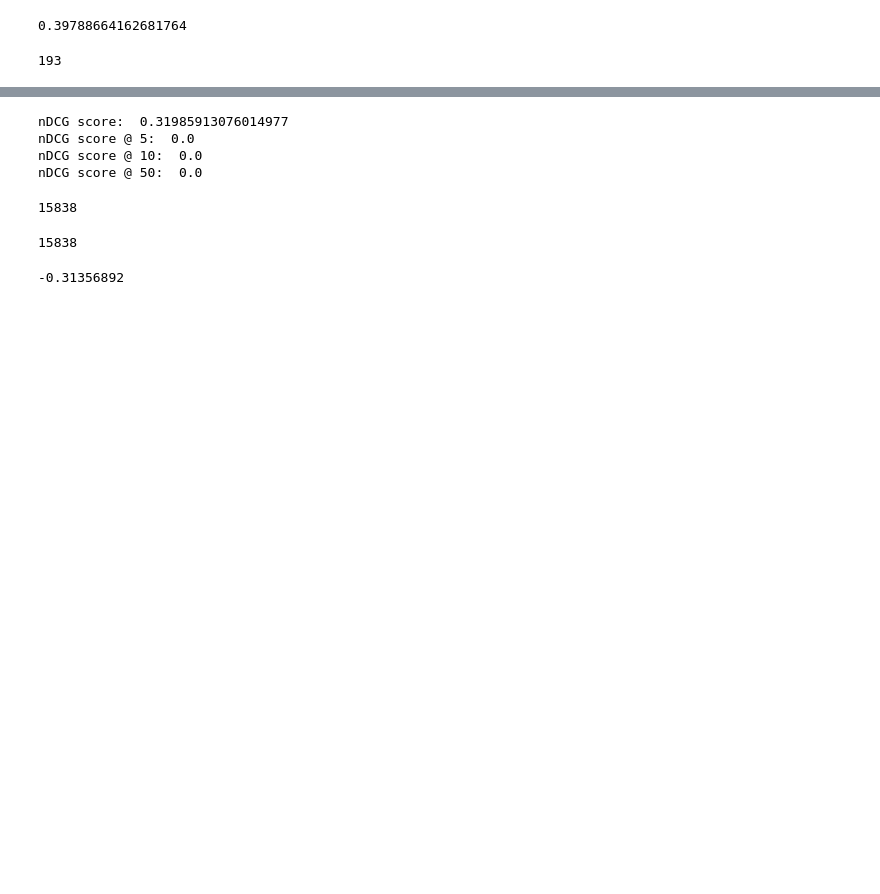
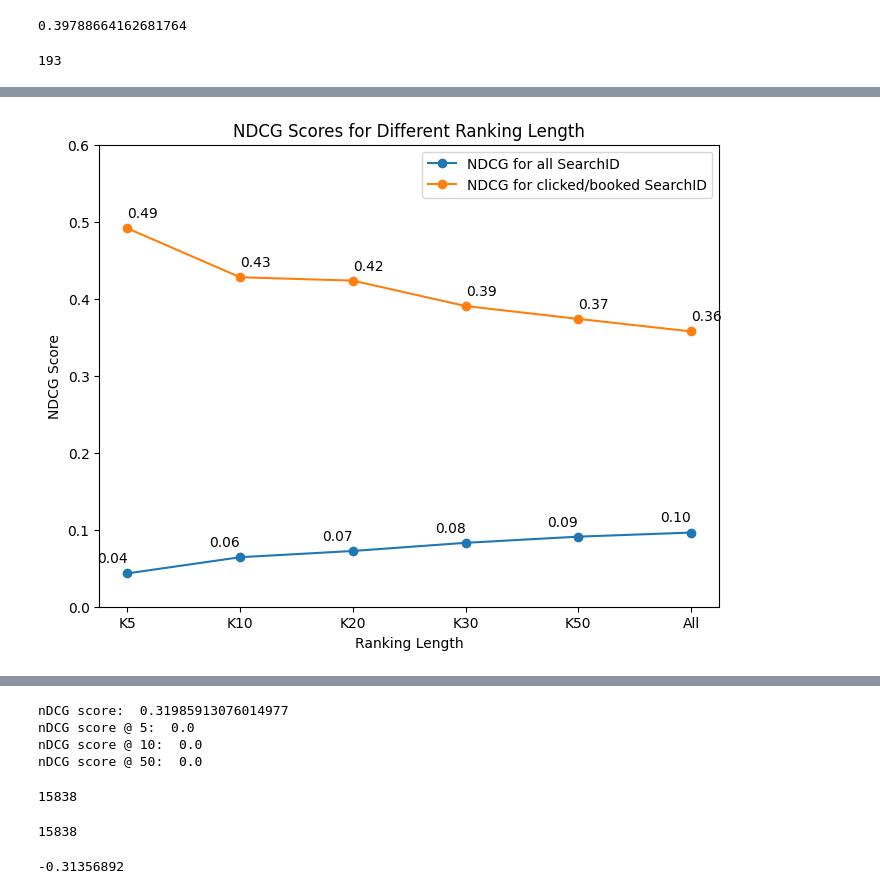
Before and after one commit to kusharma/Expedia-RecTour-Ranking, a Jupyter notebook: notebooks/XGBOOSTTest_2.ipynb, the cells around one changed output, grey strips where cells are left out. Saved outputs shown, nothing was run; the diff lists cells and outputs as text; code cells hidden in the pictures; blank space fills up the shorter version.

```diff
--- a/notebooks/XGBOOSTTest-2.ipynb
+++ b/notebooks/XGBOOSTTest_2.ipynb
@@ -1065,0 +1039,8 @@ np.mean(no_zeros_ndcg)
+# %%
+k_s = ['K5', 'K10', 'K20', 'K30', 'K50', 'All']
+zeros_k = [0.0433, 0.0643, 0.0724, 0.083, 0.091, 0.0963]
+no_zeros_k = [0.4914, 0.4279, 0.4235, 0.3905, 0.3738, 0.3575]
+
+
+results_df = pd.DataFrame({'Number Features': k_s, 'NDCG for all SearchID': zeros_k, 'NDCG for clicked SearchID': no_zeros_k})
+results_df.head()
@@ -1065,0 +1054,29 @@ np.mean(no_zeros_ndcg)
+# %%
+plt.figure(figsize=(8,6))
+
+x = results_df['Number Features']
+y1 = results_df['NDCG for all SearchID']
+y2 = results_df['NDCG for clicked SearchID']
+
+plt.plot(x, y1,marker='o', label='NDCG for all SearchID')
+plt.plot(x, y2,marker='o', label='NDCG for clicked/booked SearchID')
+
+plt.xlabel('Ranking Length')
+plt.ylabel('NDCG Score')
+plt.title('NDCG Scores for Different Ranking Length')
+
+plt.ylim(0,0.6)
+
+plt.legend()
+
+for i, txt in enumerate(y1):
+    plt.text(x[i], y1[i]+0.01, f'{txt:.2f}', ha='right', va='bottom')
+
+for i, txt in enumerate(y2):
+    plt.text(x[i], y2[i]+0.01, f'{txt:.2f}', ha='left', va='bottom')
+
+plt.savefig('plot_comparison_xgb.png')
+
+plt.show()
+# %% [output]
+[figure, added]
```
Also changed, not shown: parts of 31 cells of this notebook.
